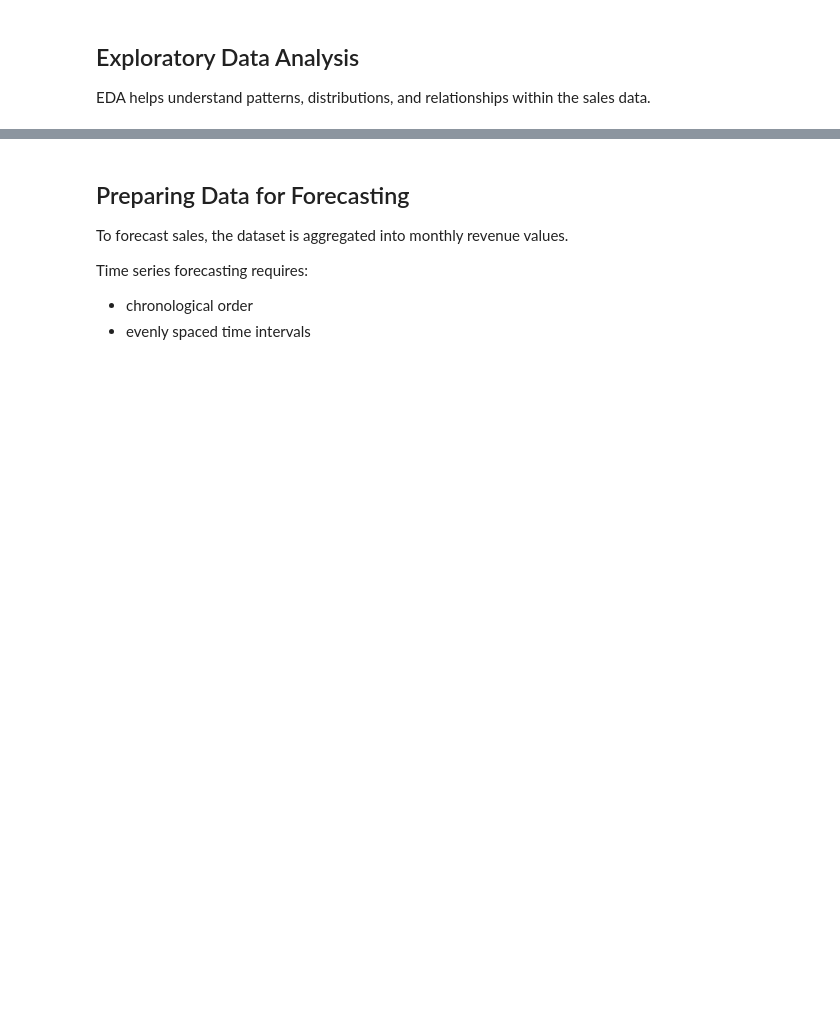
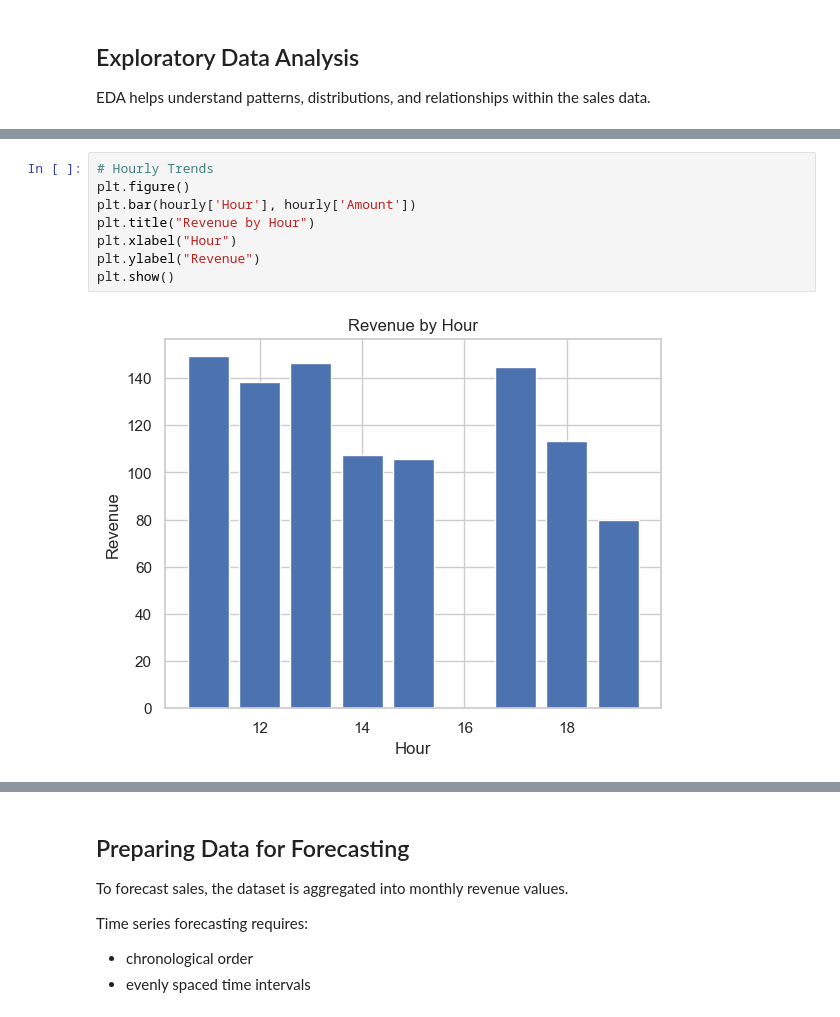
Before and after one commit to MuskanDhamuria/Koryori_Hayashi, a Jupyter notebook: Dashboard/Calculations/calculate.ipynb, the cells around one changed output, grey strips where cells are left out. Cells and saved outputs as stored; diff of their text form; blank space fills up the shorter version.

```diff
--- a/Dashboard/Calculations/calculate.ipynb
+++ b/Dashboard/Calculations/calculate.ipynb
@@ -223,0 +338,10 @@ Dashboard components include:
+# %%
+# Hourly Trends
+plt.figure()
+plt.bar(hourly['Hour'], hourly['Amount'])
+plt.title("Revenue by Hour")
+plt.xlabel("Hour")
+plt.ylabel("Revenue")
+plt.show()
+# %% [output]
+[figure, added]
```
Also changed, not shown: parts of 18 cells of this notebook.
